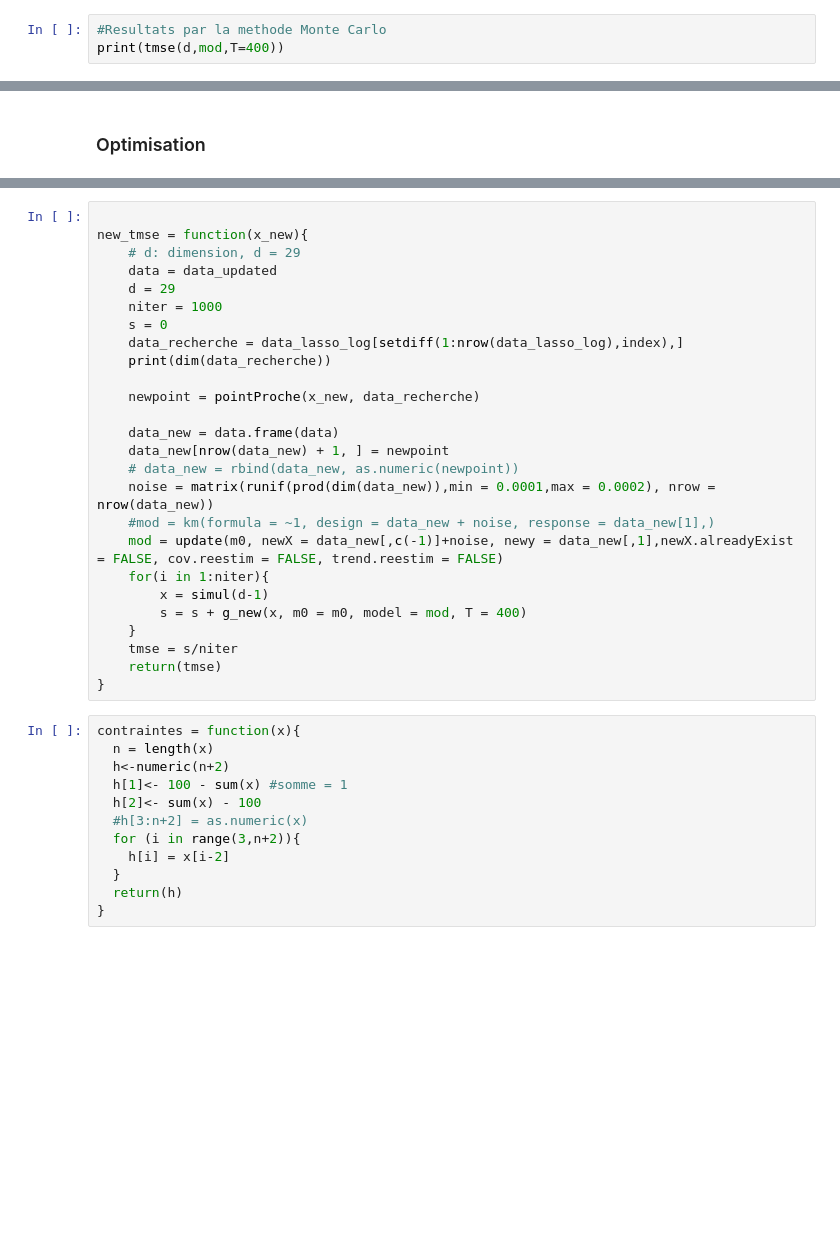
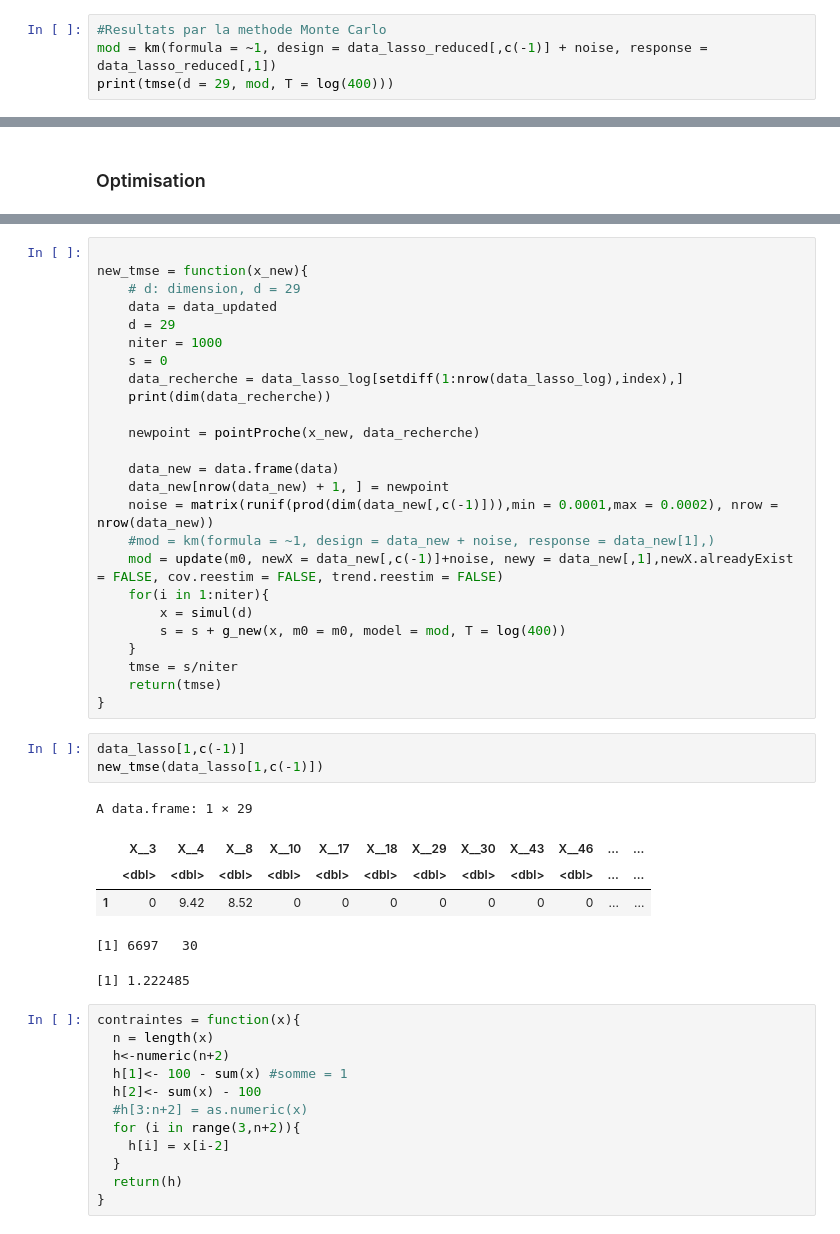
Before and after one commit to supetite/Projet-IPPON, a Jupyter notebook: Target - IMSE.ipynb, the cells around one changed output, grey strips where cells are left out. Saved outputs shown, nothing was run; the diff lists cells and outputs as text; blank space fills up the shorter version.

```diff
--- a/Target - IMSE.ipynb
+++ b/Target - IMSE.ipynb
@@ -264,4 +245,5 @@ Variance estimate: 0.03731518
 # %%
 #Resultats par la methode Monte Carlo
-print(tmse(d,mod,T=400))
+mod = km(formula = ~1, design = data_lasso_reduced[,c(-1)] + noise, response = data_lasso_reduced[,1])
+print(tmse(d = 29, mod, T = log(400)))
 # %% [output]
@@ -334,17 +341,26 @@ new_tmse = function(x_new){
 
     data_new = data.frame(data)
     data_new[nrow(data_new) + 1, ] = newpoint
-    # data_new = rbind(data_new, as.numeric(newpoint))
-    noise = matrix(runif(prod(dim(data_new)),min = 0.0001,max = 0.0002), nrow = nrow(data_new))
+    noise = matrix(runif(prod(dim(data_new[,c(-1)])),min = 0.0001,max = 0.0002), nrow = nrow(data_new))
     #mod = km(formula = ~1, design = data_new + noise, response = data_new[1],)
     mod = update(m0, newX = data_new[,c(-1)]+noise, newy = data_new[,1],newX.alreadyExist = FALSE, cov.reestim = FALSE, trend.reestim = FALSE)
     for(i in 1:niter){
-        x = simul(d-1)
-        s = s + g_new(x, m0 = m0, model = mod, T = 400)
+        x = simul(d)
+        s = s + g_new(x, m0 = m0, model = mod, T = log(400))
     }
     tmse = s/niter
     return(tmse)
 }
+# %%
+data_lasso[1,c(-1)]
+new_tmse(data_lasso[1,c(-1)])
+# %% [output]
+A data.frame: 1 × 29
+|  | X__3 | X__4 | X__8 | X__10 | X__17 | X__18 | X__29 | X__30 | X__43 | X__46 | ... | ... |
+|  | <dbl> | <dbl> | <dbl> | <dbl> | <dbl> | <dbl> | <dbl> | <dbl> | <dbl> | <dbl> | ... | ... |
+| 1 | 0 | 9.42 | 8.52 | 0 | 0 | 0 | 0 | 0 | 0 | 0 | ... | ... |
+[1] 6697   30
+[1] 1.222485
 # %%
 contraintes = function(x){
   n = length(x)
```
Also changed, not shown: parts of 16 cells of this notebook.
